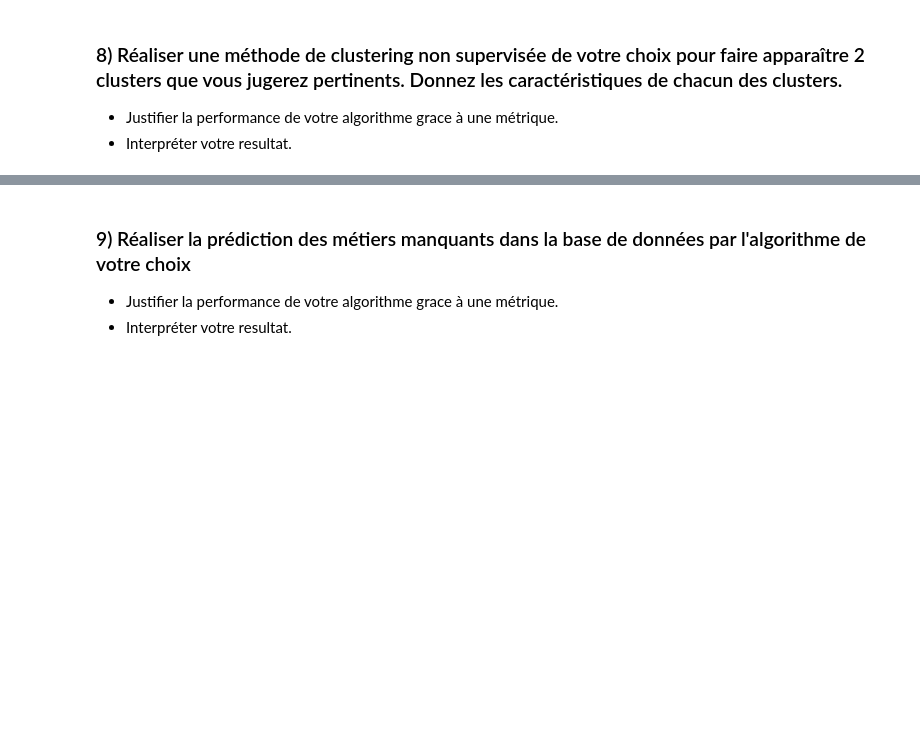
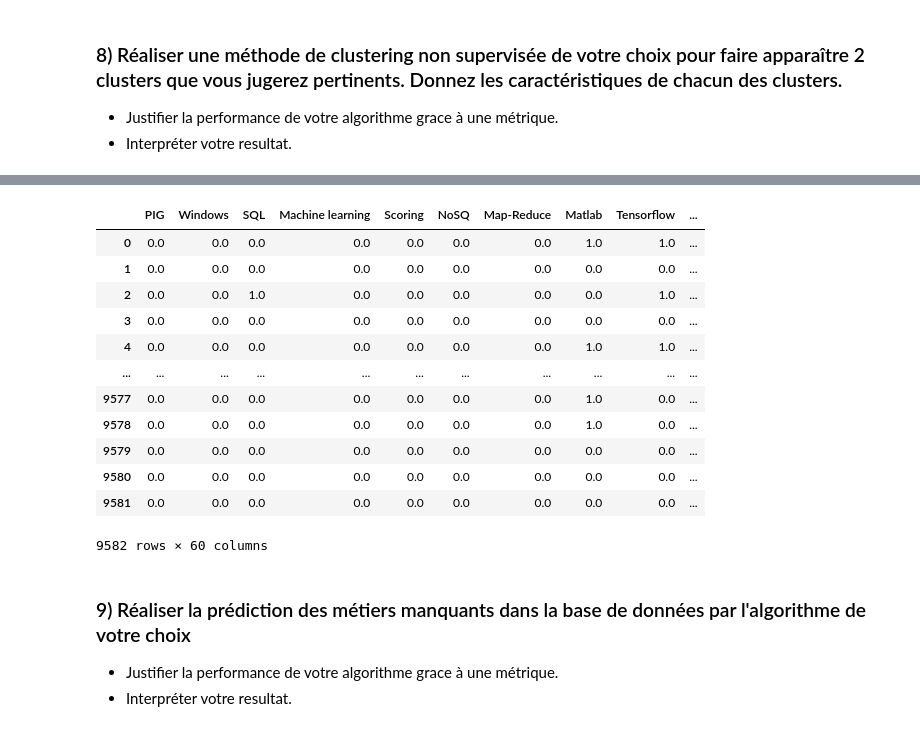
Before and after one commit to emathian/Clustering_Classification_JN, a Jupyter notebook: Test_Technique_ML.ipynb, the cells around one changed output, grey strips where cells are left out. Drawn from its saved outputs; the diff is of its cells as text; code cells hidden in the pictures; blank space fills up the shorter version.

```diff
--- a/Test_Technique_ML.ipynb
+++ b/Test_Technique_ML.ipynb
@@ -280,3 +302,19 @@ for i in range(len(set_Techno)):
+# %%
+dfTechno
+# %% [output]
+|  | PIG | Windows | SQL | Machine learning | Scoring | NoSQ | Map-Reduce | Matlab | Tensorflow | ... |
+| 0 | 0.0 | 0.0 | 0.0 | 0.0 | 0.0 | 0.0 | 0.0 | 1.0 | 1.0 | ... |
+| 1 | 0.0 | 0.0 | 0.0 | 0.0 | 0.0 | 0.0 | 0.0 | 0.0 | 0.0 | ... |
+| 2 | 0.0 | 0.0 | 1.0 | 0.0 | 0.0 | 0.0 | 0.0 | 0.0 | 1.0 | ... |
+| 3 | 0.0 | 0.0 | 0.0 | 0.0 | 0.0 | 0.0 | 0.0 | 0.0 | 0.0 | ... |
+| 4 | 0.0 | 0.0 | 0.0 | 0.0 | 0.0 | 0.0 | 0.0 | 1.0 | 1.0 | ... |
+| ... | ... | ... | ... | ... | ... | ... | ... | ... | ... | ... |
+| 9577 | 0.0 | 0.0 | 0.0 | 0.0 | 0.0 | 0.0 | 0.0 | 1.0 | 0.0 | ... |
+| 9578 | 0.0 | 0.0 | 0.0 | 0.0 | 0.0 | 0.0 | 0.0 | 1.0 | 0.0 | ... |
+| 9579 | 0.0 | 0.0 | 0.0 | 0.0 | 0.0 | 0.0 | 0.0 | 0.0 | 0.0 | ... |
+| 9580 | 0.0 | 0.0 | 0.0 | 0.0 | 0.0 | 0.0 | 0.0 | 0.0 | 0.0 | ... |
+| 9581 | 0.0 | 0.0 | 0.0 | 0.0 | 0.0 | 0.0 | 0.0 | 0.0 | 0.0 | ... |
+9582 rows × 60 columns
 # %%
 # metier
 df['Metier'] =  df['Metier'].fillna('Unknown')
```
Also changed, not shown: parts of 25 cells of this notebook.
